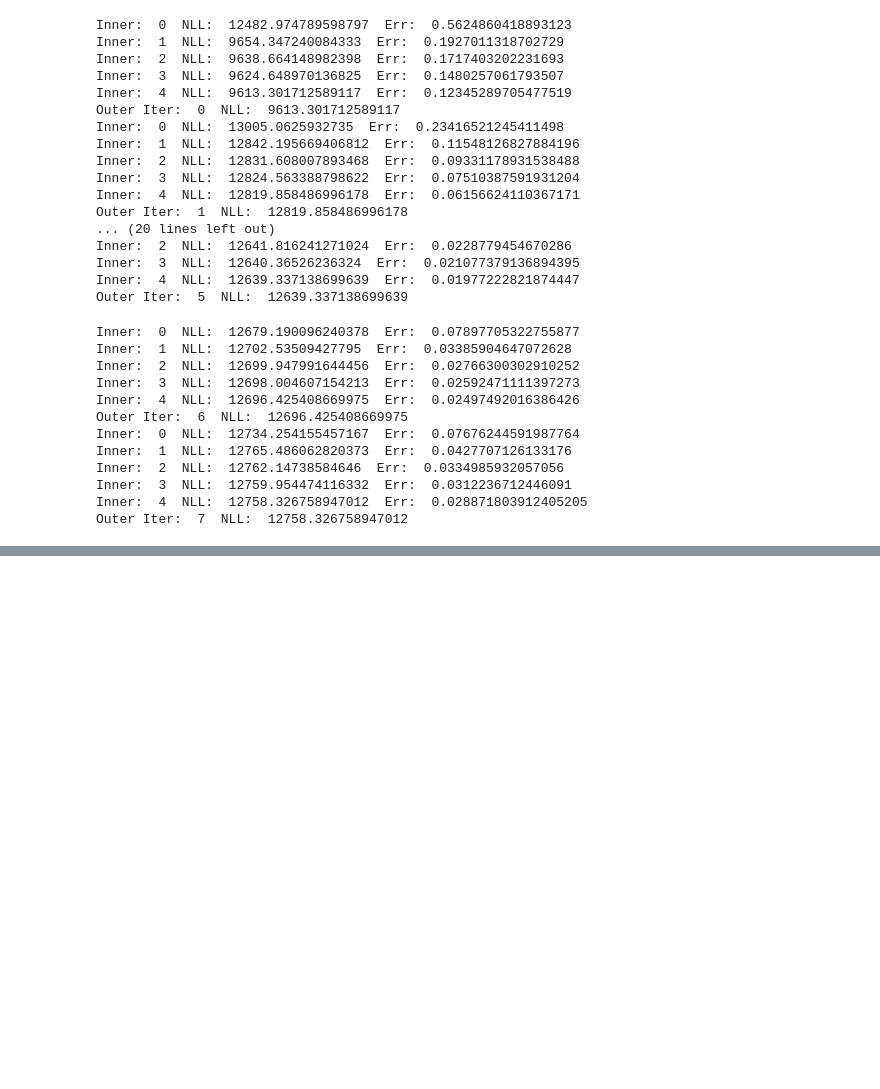
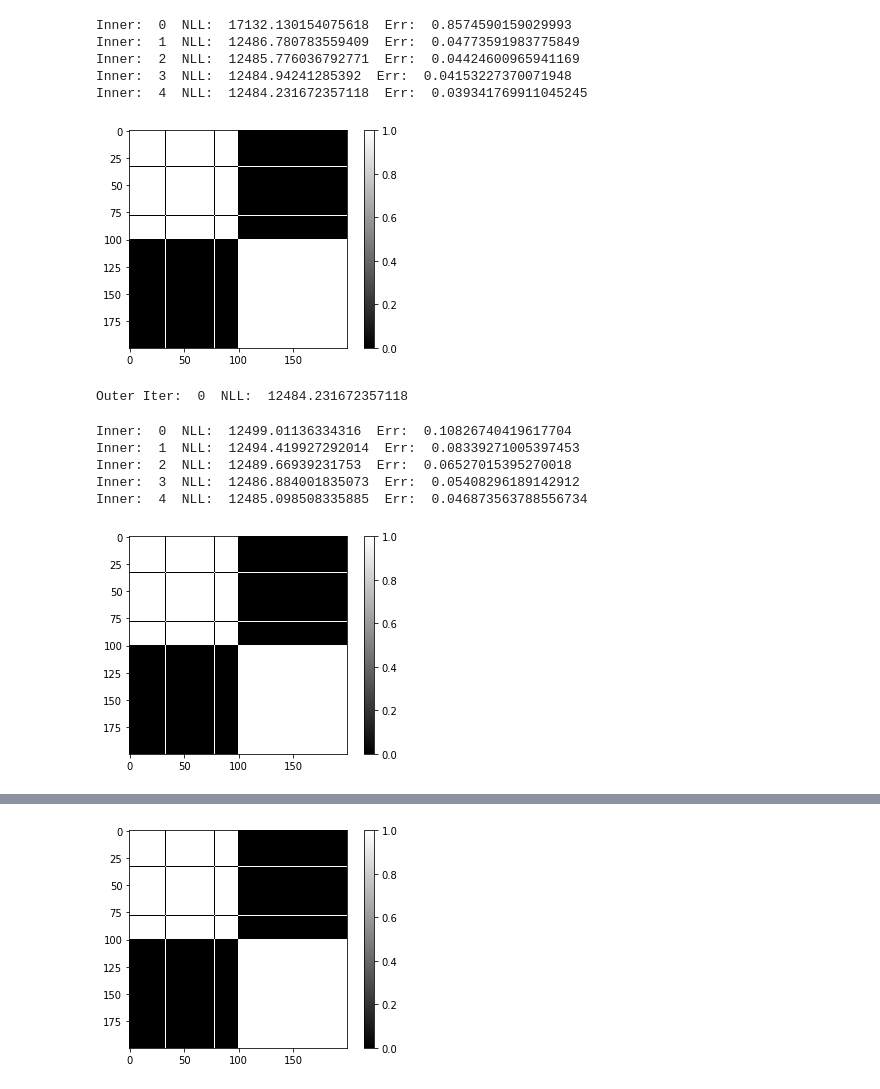
Before and after one commit to a3madkour/finalProject_s18, a Jupyter notebook: DMHP.ipynb, the cells around one changed output, grey strips where cells are left out. Drawn from its saved outputs; the diff is of its cells as text; code cells hidden in the pictures; blank space fills up the shorter version.

```diff
--- a/DMHP.ipynb
+++ b/DMHP.ipynb
@@ -193,7 +197,7 @@ def Maximization_DMHP (seqs,model,alg):
         AA[np.isinf(AA)] = 0
 
 
-        for c in range(model.N):
+        for c in range(len(seqs['Time'])):
 
             time = seqs['Time'][c].flatten()
             event = seqs['Mark'][c].flatten()
@@ -218,7 +222,7 @@ def Maximization_DMHP (seqs,model,alg):
             TMPMuC = np.zeros(mu.shape)
             LL = 0
             for i in range(N):
-
+#
                 ui = event[i]
                 ti = time[i]
 
@@ -305,14 +309,27 @@ def Maximization_DMHP (seqs,model,alg):
 
         if Err < alg.thres or  inn == alg.inner:
             break
-    model.beta = A
-    model.b = np.sqrt(2/np.pi) * mu
-    return NLL
+#     model.beta = A
+#     model.b = np.sqrt(2/np.pi) * mu
+    return NLL,A,mu
+# %%
+def plot_similarity(r):
+    EstSimi = estimate_similarity(r)
+    fig = plt.figure()
+    ax = fig.add_subplot(1,1,1)
+    ax.set_aspect('equal')
+    plt.imshow(EstSimi,interpolation='nearest',cmap="binary_r")
+    plt.colorbar()
+    plt.show()
 # %%
-def LearnDMHP(seqs,model,alg):
+def Learn_DMHP(seqs,model,alg):
     NLL = np.zeros(alg.outer)
     for outer in range(alg.outer):
-        NLL[outer] = Maximization_DMHP(seqs,model,alg)
+        NLL[outer],A,mu = Maximization_DMHP(seqs,model,alg)
+        model.beta = A
+        model.b = np.sqrt(2/np.pi) * mu
         Expectation_DMHP(seqs,model,alg)
 
+
+        plot_similarity(model.r)
         print("Outer Iter: ",outer," NLL: ", NLL[outer])
@@ -342,40 +391,24 @@ def cluster_purity(K, r, actual_label):
 linkedInData = sio.loadmat('Data/LinkedinData.mat')
 IPTVData = sio.loadmat('Data/IPTVData.mat')
 synData = sio.loadmat('Data/syn_data.mat')
-IPTVSeqs,IPTVStats = parseMat(IPTVData)
-linkedInSeqs,linedInStats = parseMat(linkedInData)
-synSeqs,synStats = parseMat(synData)
+IPTVSeqs,IPTVStats = parse_mat(IPTVData)
+linkedInSeqs,linedInStats = parse_mat(linkedInData)
+synSeqs,synStats = parse_mat(synData)
 # %%
-model = Model(synSeqs,2)
+model = Model(synSeqs,5)
 alg = Alg()
-LearnDMHP(synSeqs,model,alg)
+Learn_DMHP(synSeqs,model,alg)
 # %% [output]
-Inner:  0  NLL:  12482.974789598797  Err:  0.5624860418893123
-Inner:  1  NLL:  9654.347240084333  Err:  0.1927011318702729
-Inner:  2  NLL:  9638.664148982398  Err:  0.1717403202231693
-Inner:  3  NLL:  9624.648970136825  Err:  0.1480257061793507
-Inner:  4  NLL:  9613.301712589117  Err:  0.12345289705477519
-Outer Iter:  0  NLL:  9613.301712589117
-Inner:  0  NLL:  13005.0625932735  Err:  0.23416521245411498
-Inner:  1  NLL:  12842.195669406812  Err:  0.11548126827884196
-Inner:  2  NLL:  12831.608007893468  Err:  0.09331178931538488
-Inner:  3  NLL:  12824.563388798622  Err:  0.07510387591931204
-Inner:  4  NLL:  12819.858486996178  Err:  0.06156624110367171
-Outer Iter:  1  NLL:  12819.858486996178
-... (20 lines left out)
-Inner:  2  NLL:  12641.816241271024  Err:  0.0228779454670286
-Inner:  3  NLL:  12640.36526236324  Err:  0.021077379136894395
-Inner:  4  NLL:  12639.337138699639  Err:  0.01977222821874447
-Outer Iter:  5  NLL:  12639.337138699639
+Inner:  0  NLL:  17132.130154075618  Err:  0.8574590159029993
+Inner:  1  NLL:  12486.780783559409  Err:  0.04773591983775849
+Inner:  2  NLL:  12485.776036792771  Err:  0.04424600965941169
+Inner:  3  NLL:  12484.94241285392  Err:  0.04153227370071948
+Inner:  4  NLL:  12484.231672357118  Err:  0.039341769911045245
+[figure, added]
-Inner:  0  NLL:  12679.190096240378  Err:  0.07897705322755877
-Inner:  1  NLL:  12702.53509427795  Err:  0.03385904647072628
-Inner:  2  NLL:  12699.947991644456  Err:  0.02766300302910252
-Inner:  3  NLL:  12698.004607154213  Err:  0.02592471111397273
-Inner:  4  NLL:  12696.425408669975  Err:  0.02497492016386426
-Outer Iter:  6  NLL:  12696.425408669975
-Inner:  0  NLL:  12734.254155457167  Err:  0.07676244591987764
-Inner:  1  NLL:  12765.486062820373  Err:  0.0427707126133176
-Inner:  2  NLL:  12762.14738584646  Err:  0.0334985932057056
-Inner:  3  NLL:  12759.954474116332  Err:  0.0312236712446091
-Inner:  4  NLL:  12758.326758947012  Err:  0.028871803912405205
-Outer Iter:  7  NLL:  12758.326758947012
+Outer Iter:  0  NLL:  12484.231672357118
+Inner:  0  NLL:  12499.01136334316  Err:  0.10826740419617704
+Inner:  1  NLL:  12494.419927292014  Err:  0.08339271005397453
+Inner:  2  NLL:  12489.66939231753  Err:  0.06527015395270018
+Inner:  3  NLL:  12486.884001835073  Err:  0.05408296189142912
+Inner:  4  NLL:  12485.098508335885  Err:  0.046873563788556734
+[figure, added]
@@ -381,0 +421 @@ Outer Iter:  7  NLL:  12758.326758947012
+[figure, added]
```
Also changed, not shown: parts of 10 cells of this notebook, 1 other file.
